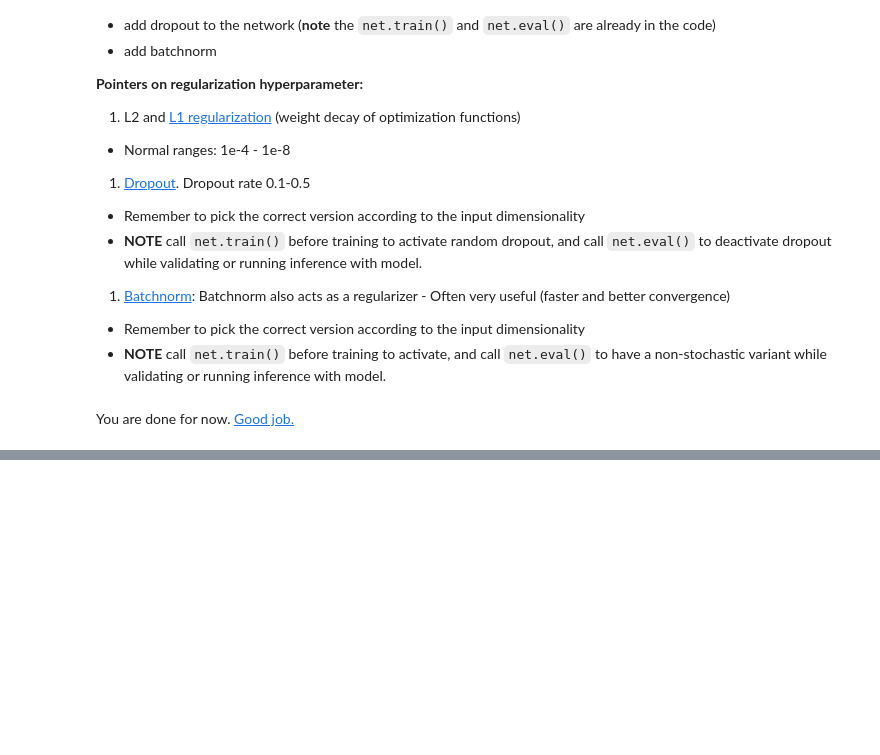
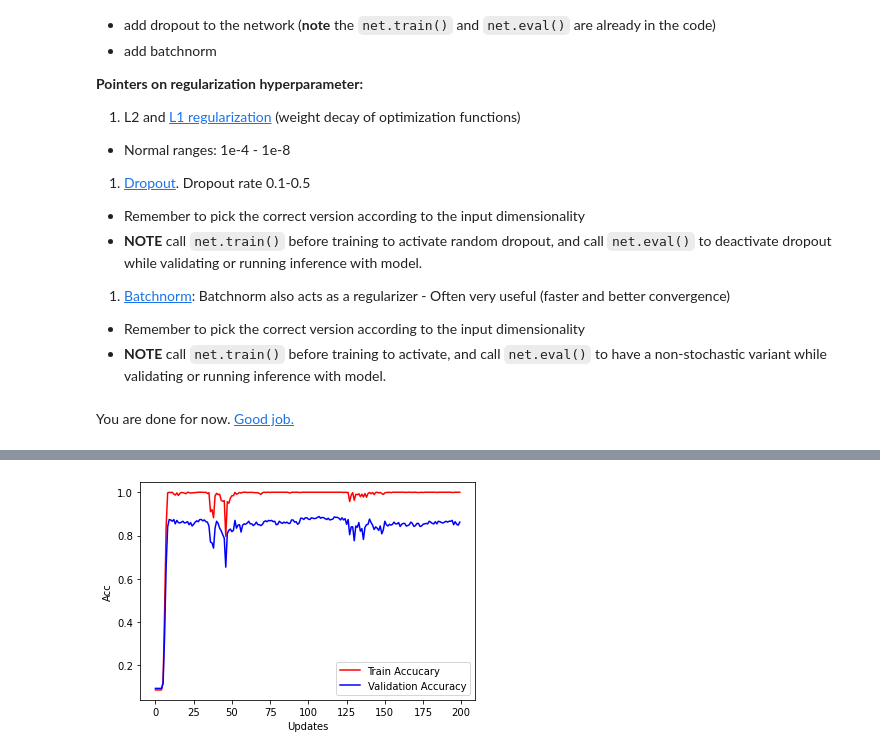
Before and after one commit to OliverNorborg/DeepLearning, a Jupyter notebook: 3_Feedforward_PyTorch/3.4-EXE-FFN-MNIST.ipynb, the cells around one changed output, grey strips where cells are left out. Saved outputs shown, nothing was run; the diff lists cells and outputs as text; code cells hidden in the pictures; blank space fills up the shorter version.

```diff
--- a/3_Feedforward_PyTorch/3.4-EXE-FFN-MNIST.ipynb
+++ b/3_Feedforward_PyTorch/3.4-EXE-FFN-MNIST.ipynb
@@ -350,0 +416,81 @@ You are done for now. [Good job.](https://media1.tenor.com/images/0fd559b07f2174
+# %%
+# normalize the inputs
+x_train.div_(255)
+x_valid.div_(255)
+x_test.div_(255)
+
+# setting hyperparameters and gettings epoch sizes
+batch_size = 100
+num_epochs = 200
+num_samples_train = x_train.shape[0]
+num_batches_train = num_samples_train // batch_size
+num_samples_valid = x_valid.shape[0]
+num_batches_valid = num_samples_valid // batch_size
+
+# setting up lists for handling loss/accuracy
+train_acc, train_loss = [], []
+valid_acc, valid_loss = [], []
+test_acc, test_loss = [], []
+cur_loss = 0
+losses = []
+
+get_slice = lambda i, size: range(i * size, (i + 1) * size)
+
+for epoch in range(num_epochs):
+    # Forward -> Backprob -> Update params
+    ## Train
+    cur_loss = 0
+    net.train()
+    for i in range(num_batches_train):
+        optimizer.zero_grad()
+        slce = get_slice(i, batch_size)
+        output = net(x_train[slce])
+
+        # compute gradients given loss
+        target_batch = targets_train[slce]
+        batch_loss = criterion(output, target_batch)
+        batch_loss.backward()
+        optimizer.step()
+
+        cur_loss += batch_loss
+    losses.append(cur_loss / batch_size)
+
+    net.eval()
+    ### Evaluate training
+    train_preds, train_targs = [], []
+    for i in range(num_batches_train):
+        slce = get_slice(i, batch_size)
+        output = net(x_train[slce])
+
+        preds = torch.max(output, 1)[1]
+
+        train_targs += list(targets_train[slce].numpy())
+        train_preds += list(preds.data.numpy())
+
+    ### Evaluate validation
+    val_preds, val_targs = [], []
+    for i in range(num_batches_valid):
+        slce = get_slice(i, batch_size)
+
+        output = net(x_valid[slce])
+        preds = torch.max(output, 1)[1]
+        val_targs += list(targets_valid[slce].numpy())
+        val_preds += list(preds.data.numpy())
+
+
+    train_acc_cur = accuracy_score(train_targs, train_preds)
+    valid_acc_cur = accuracy_score(val_targs, val_preds)
+
+    train_acc.append(train_acc_cur)
+    valid_acc.append(valid_acc_cur)
+
+    if epoch % 10 == 0:
+        print("Epoch %2i : Train Loss %f , Train acc %f, Valid acc %f" % (
+                epoch+1, losses[-1], train_acc_cur, valid_acc_cur))
+
+epoch = np.arange(len(train_acc))
+plt.figure()
+plt.plot(epoch, train_acc, 'r', epoch, valid_acc, 'b')
+plt.legend(['Train Accucary','Validation Accuracy'])
+plt.xlabel('Updates'), plt.ylabel('Acc')
+# %% [output]
@@ -350,0 +518 @@ You are done for now. [Good job.](https://media1.tenor.com/images/0fd559b07f2174
+[figure, added]
```
Also changed, not shown: parts of 11 cells of this notebook.
